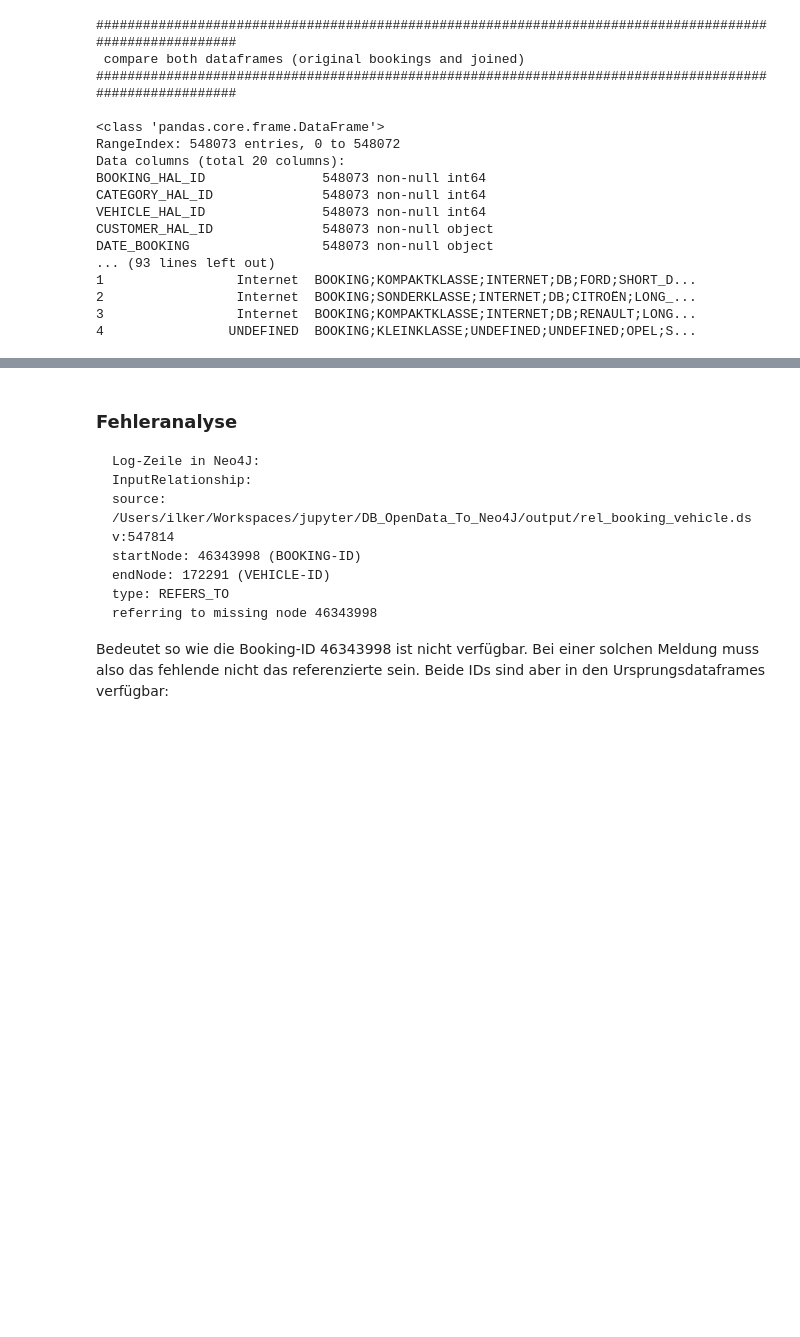
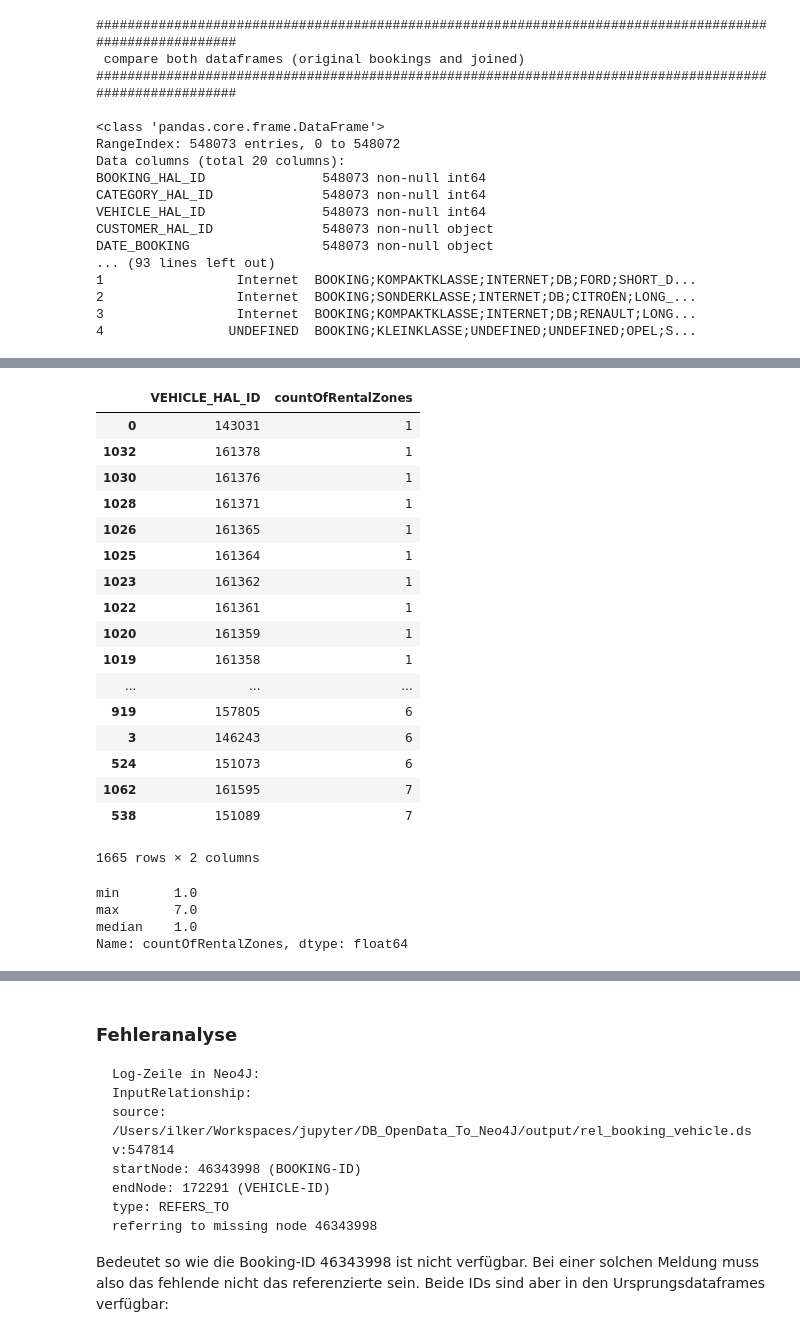
Before and after one commit to lkmsk/OpenDataToNeo4J, a Jupyter notebook: DB_OpenData/Carsharing_Data.ipynb, the cells around one changed output, grey strips where cells are left out. Cells and saved outputs as stored; diff of their text form; code cells hidden in the pictures; blank space fills up the shorter version.

```diff
--- a/DB_OpenData/Carsharing_Data.ipynb
+++ b/DB_OpenData/Carsharing_Data.ipynb
@@ -857,0 +940,30 @@ DATE_BOOKING                 548073 non-null object
+# %%
+df_gb_vsrz2 = df_gb_vsrz.groupby(['VEHICLE_HAL_ID']).size() \
+                    .reset_index().rename(columns={0:'countOfRentalZones'})
+df_gb_vsrz2.sort_values('countOfRentalZones')
+# %% [output]
+|  | VEHICLE_HAL_ID | countOfRentalZones |
+| 0 | 143031 | 1 |
+| 1032 | 161378 | 1 |
+| 1030 | 161376 | 1 |
+| 1028 | 161371 | 1 |
+| 1026 | 161365 | 1 |
+| 1025 | 161364 | 1 |
+| 1023 | 161362 | 1 |
+| 1022 | 161361 | 1 |
+| 1020 | 161359 | 1 |
+| 1019 | 161358 | 1 |
+| ... | ... | ... |
+| 919 | 157805 | 6 |
+| 3 | 146243 | 6 |
+| 524 | 151073 | 6 |
+| 1062 | 161595 | 7 |
+| 538 | 151089 | 7 |
+1665 rows × 2 columns
+# %%
+df_gb_vsrz2.countOfRentalZones.agg(['min', 'max', 'median'])
+# %% [output]
+min       1.0
+max       7.0
+median    1.0
+Name: countOfRentalZones, dtype: float64
```
Also changed, not shown: parts of 12 cells of this notebook, 1 other file.
